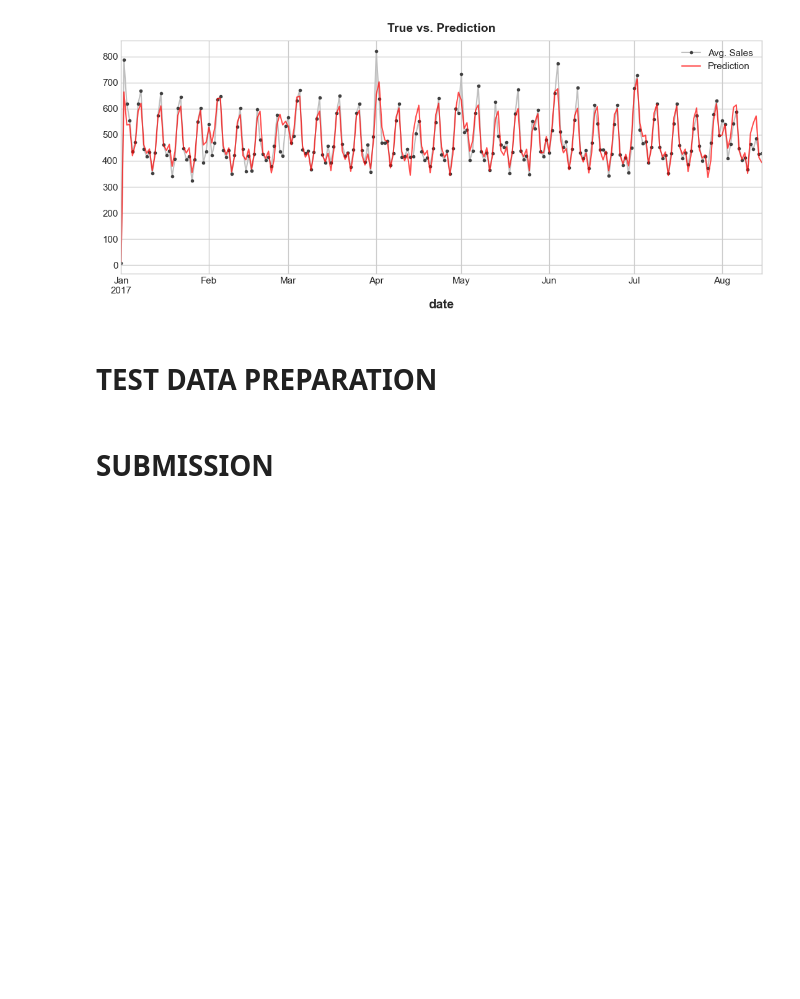
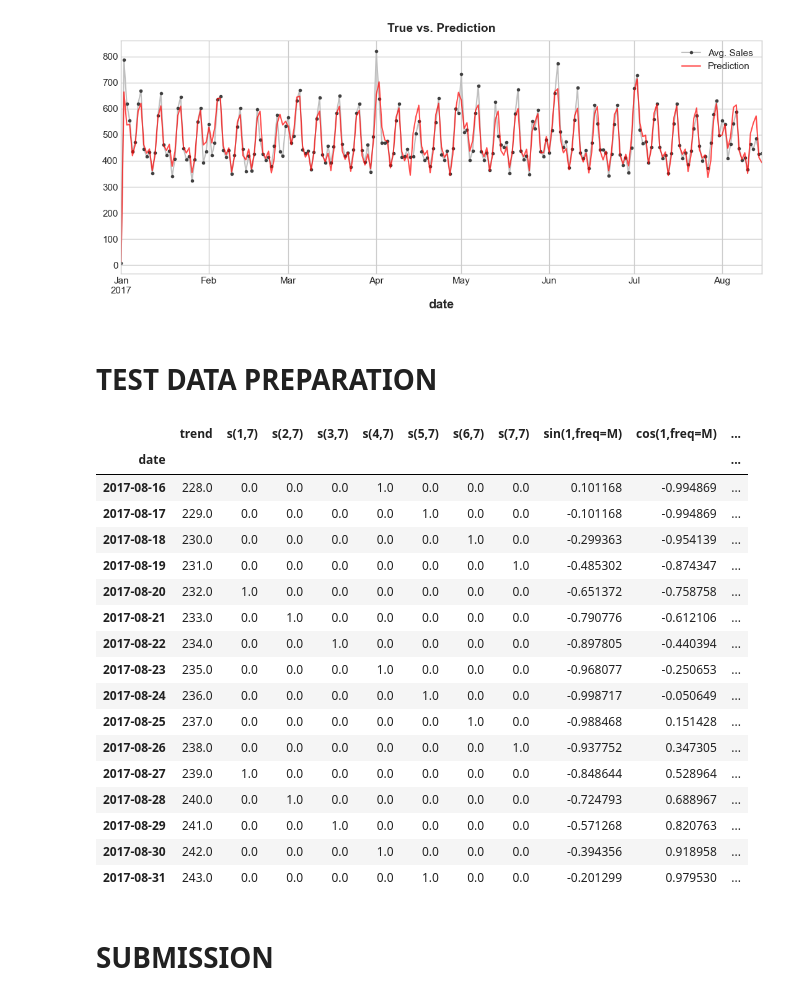
Before and after one commit to Nibroc00/Store-Sales-Machine-Learning, a Jupyter notebook: sales-prediction-using-linearregression-catboost.ipynb, the cells around one changed output. Saved outputs shown, nothing was run; the diff lists cells and outputs as text; code cells hidden in the pictures; blank space fills up the shorter version.

```diff
--- a/sales-prediction-using-linearregression-catboost.ipynb
+++ b/sales-prediction-using-linearregression-catboost.ipynb
@@ -343,29 +344,49 @@ plt.show()
 # %%
 X_test_1 = dp.out_of_sample(steps = 16) # 16 because we are predicting next 16 days
 X_test_1.index = X_test_1.index.rename('date').to_timestamp()
 
 ## Merging and Mapping:
 X_test_1=X_test_1.reset_index().merge(holidays_events,on='date',how='left').set_index('date')
 X_test_1.rename({'type':'is_holiday'}, axis=1, inplace=True)
 X_test_1['is_holiday']=X_test_1.is_holiday.map({'Holiday':1, 'Transfer':1, 'Additional':1,
                                                       'Bridge':1, 'Event':1})
 X_test_1['is_holiday']=X_test_1['is_holiday'].fillna(0).astype('int8')
 
 ## Adding weekends to holiday as well
 X_test_1['day_of_week'] = X_test_1.index.day_of_week.astype('int8')
 X_test_1.loc[(X_test_1['day_of_week']==5) | (X_test_1['day_of_week']==6), 'is_holiday'] = 1
 X_test_1.drop('day_of_week',axis=1, inplace=True)
 
 ## Removing the first day of a year from holidays as mentioned before Favorita is closed these days.
 X_test_1['start_of_year']= (X_test_1.index.dayofyear ==1)
 X_test_1.loc[X_test_1['start_of_year']==True, 'is_holiday']=0
 X_test_1['start_of_year'] = X_test_1['start_of_year'].astype('int8')
 X_test_1.index = X_test_1.index.to_period('D')
 
 X_test_2=test.set_index('date')
 X_test_2 = X_test_2.drop('id', axis = 1)
 X_test_2['start_of_year']= (X_test_2.index.dayofyear ==1).astype('int8')
 X_test_2['family'] = le.transform(test['family'])
+X_test_2
+# %% [output]
+|  | trend | s(1,7) | s(2,7) | s(3,7) | s(4,7) | s(5,7) | s(6,7) | s(7,7) | sin(1,freq=M) | cos(1,freq=M) | ... |
+| date |  |  |  |  |  |  |  |  |  |  | ... |
+| 2017-08-16 | 228.0 | 0.0 | 0.0 | 0.0 | 1.0 | 0.0 | 0.0 | 0.0 | 0.101168 | -0.994869 | ... |
+| 2017-08-17 | 229.0 | 0.0 | 0.0 | 0.0 | 0.0 | 1.0 | 0.0 | 0.0 | -0.101168 | -0.994869 | ... |
+| 2017-08-18 | 230.0 | 0.0 | 0.0 | 0.0 | 0.0 | 0.0 | 1.0 | 0.0 | -0.299363 | -0.954139 | ... |
+| 2017-08-19 | 231.0 | 0.0 | 0.0 | 0.0 | 0.0 | 0.0 | 0.0 | 1.0 | -0.485302 | -0.874347 | ... |
+| 2017-08-20 | 232.0 | 1.0 | 0.0 | 0.0 | 0.0 | 0.0 | 0.0 | 0.0 | -0.651372 | -0.758758 | ... |
+| 2017-08-21 | 233.0 | 0.0 | 1.0 | 0.0 | 0.0 | 0.0 | 0.0 | 0.0 | -0.790776 | -0.612106 | ... |
+| 2017-08-22 | 234.0 | 0.0 | 0.0 | 1.0 | 0.0 | 0.0 | 0.0 | 0.0 | -0.897805 | -0.440394 | ... |
+| 2017-08-23 | 235.0 | 0.0 | 0.0 | 0.0 | 1.0 | 0.0 | 0.0 | 0.0 | -0.968077 | -0.250653 | ... |
+| 2017-08-24 | 236.0 | 0.0 | 0.0 | 0.0 | 0.0 | 1.0 | 0.0 | 0.0 | -0.998717 | -0.050649 | ... |
+| 2017-08-25 | 237.0 | 0.0 | 0.0 | 0.0 | 0.0 | 0.0 | 1.0 | 0.0 | -0.988468 | 0.151428 | ... |
+| 2017-08-26 | 238.0 | 0.0 | 0.0 | 0.0 | 0.0 | 0.0 | 0.0 | 1.0 | -0.937752 | 0.347305 | ... |
+| 2017-08-27 | 239.0 | 1.0 | 0.0 | 0.0 | 0.0 | 0.0 | 0.0 | 0.0 | -0.848644 | 0.528964 | ... |
+| 2017-08-28 | 240.0 | 0.0 | 1.0 | 0.0 | 0.0 | 0.0 | 0.0 | 0.0 | -0.724793 | 0.688967 | ... |
+| 2017-08-29 | 241.0 | 0.0 | 0.0 | 1.0 | 0.0 | 0.0 | 0.0 | 0.0 | -0.571268 | 0.820763 | ... |
+| 2017-08-30 | 242.0 | 0.0 | 0.0 | 0.0 | 1.0 | 0.0 | 0.0 | 0.0 | -0.394356 | 0.918958 | ... |
+| 2017-08-31 | 243.0 | 0.0 | 0.0 | 0.0 | 0.0 | 1.0 | 0.0 | 0.0 | -0.201299 | 0.979530 | ... |
 # %%
 target = predict(model_1, model_2, X_test_1, X_test_2)
 # %% [markdown]
```
Also changed, not shown: parts of 5 cells of this notebook, 5 other files.
